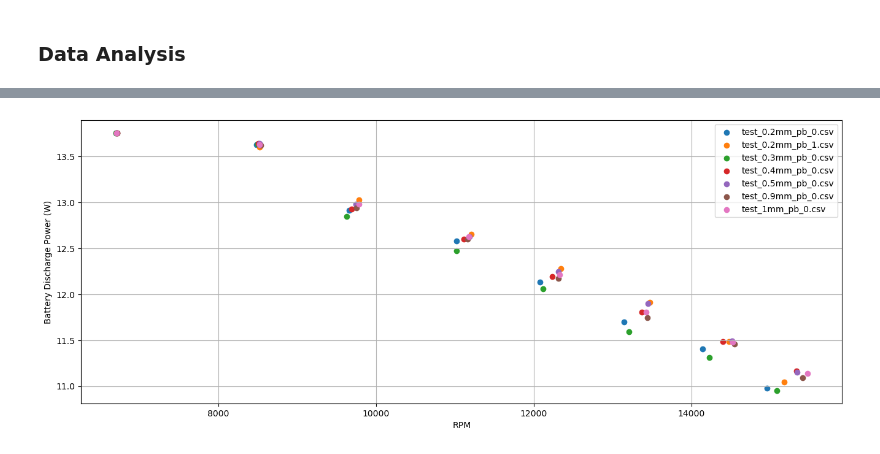
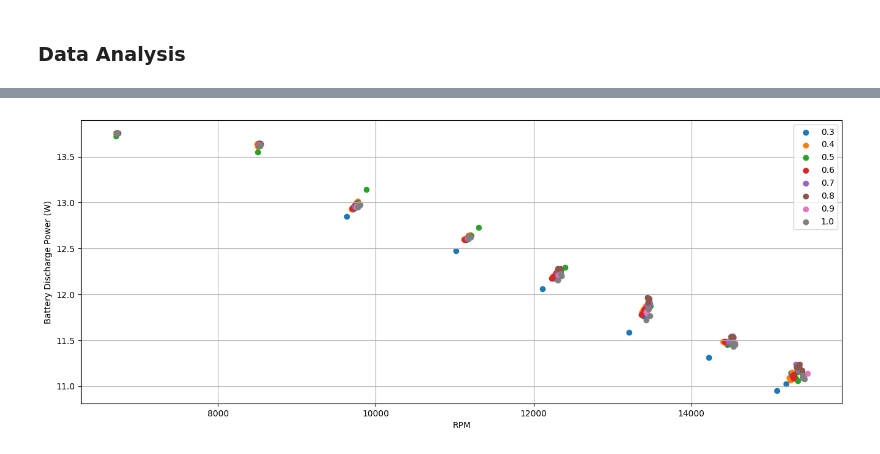
Before and after one commit to gtaharaedmonds/coaxial-drone, a Jupyter notebook: thrust_jig/test_runner/fine_tip_clearance_experiment_notebook.ipynb, the cells around one changed output, grey strips where cells are left out. Saved outputs shown, nothing was run; the diff lists cells and outputs as text; code cells hidden in the pictures.

```diff
--- a/thrust_jig/test_runner/fine_tip_clearance_experiment_notebook.ipynb
+++ b/thrust_jig/test_runner/fine_tip_clearance_experiment_notebook.ipynb
@@ -199,19 +230,19 @@ df_steps
 # %%
-# Debug plots
-fig = plt.figure(figsize=(12, 6*len(data_dict)))
-subfigs = fig.subfigures(len(data_dict), 1)
-if not isinstance(subfigs, np.ndarray):
-    subfigs = np.array([subfigs])
-for subfig, (n, grp) in zip(subfigs, df_all.groupby("test_name")):
-    axs = subfig.subplots(2, 4)
-    for ax, col in zip(axs.flat, grp):
-        grp.reset_index(("test_name", "tip_clearance_mm")).plot(ax=ax, y=col)
-        ax.hlines(
-            df_steps[col].loc[n]["mean"],
-            step_start_times + transient_offset_ms,
-            step_start_times + transient_offset_ms + stable_step_duration_ms,
-            colors="C1",
-            label="Averages",
-        )
-        ax.legend()
-    subfig.suptitle(n)
+# # Debug plots
+# fig = plt.figure(figsize=(12, 6*len(data_dict)))
+# subfigs = fig.subfigures(len(data_dict), 1)
+# if not isinstance(subfigs, np.ndarray):
+#     subfigs = np.array([subfigs])
+# for subfig, (n, grp) in zip(subfigs, df_all.groupby("test_name")):
+#     axs = subfig.subplots(2, 4)
+#     for ax, col in zip(axs.flat, grp):
+#         grp.reset_index(("test_name", "tip_clearance_mm")).plot(ax=ax, y=col)
+#         ax.hlines(
+#             df_steps[col].loc[n]["mean"],
+#             step_start_times + transient_offset_ms,
+#             step_start_times + transient_offset_ms + stable_step_duration_ms,
+#             colors="C1",
+#             label="Averages",
+#         )
+#         ax.legend()
+#     subfig.suptitle(n)
@@ -324,11 +353,11 @@ plt.show()
 # %%
 plt.figure(figsize=(16, 6))
-for n, grp in df_thrust_power.groupby("test_name"):
+for n, grp in df_thrust_power.groupby("tip_clearance_mm"):
     plt.scatter(x="rpm_avg", y="batt_voltage_mean", label=n, data=grp)
 plt.xlabel("RPM")
 plt.ylabel("Battery Discharge Power (W)")
 plt.grid()
 plt.legend()
 plt.show()
 # %% [output]
-[figure, old version]
+[figure, new version]
```
Also changed, not shown: parts of 11 cells of this notebook.
